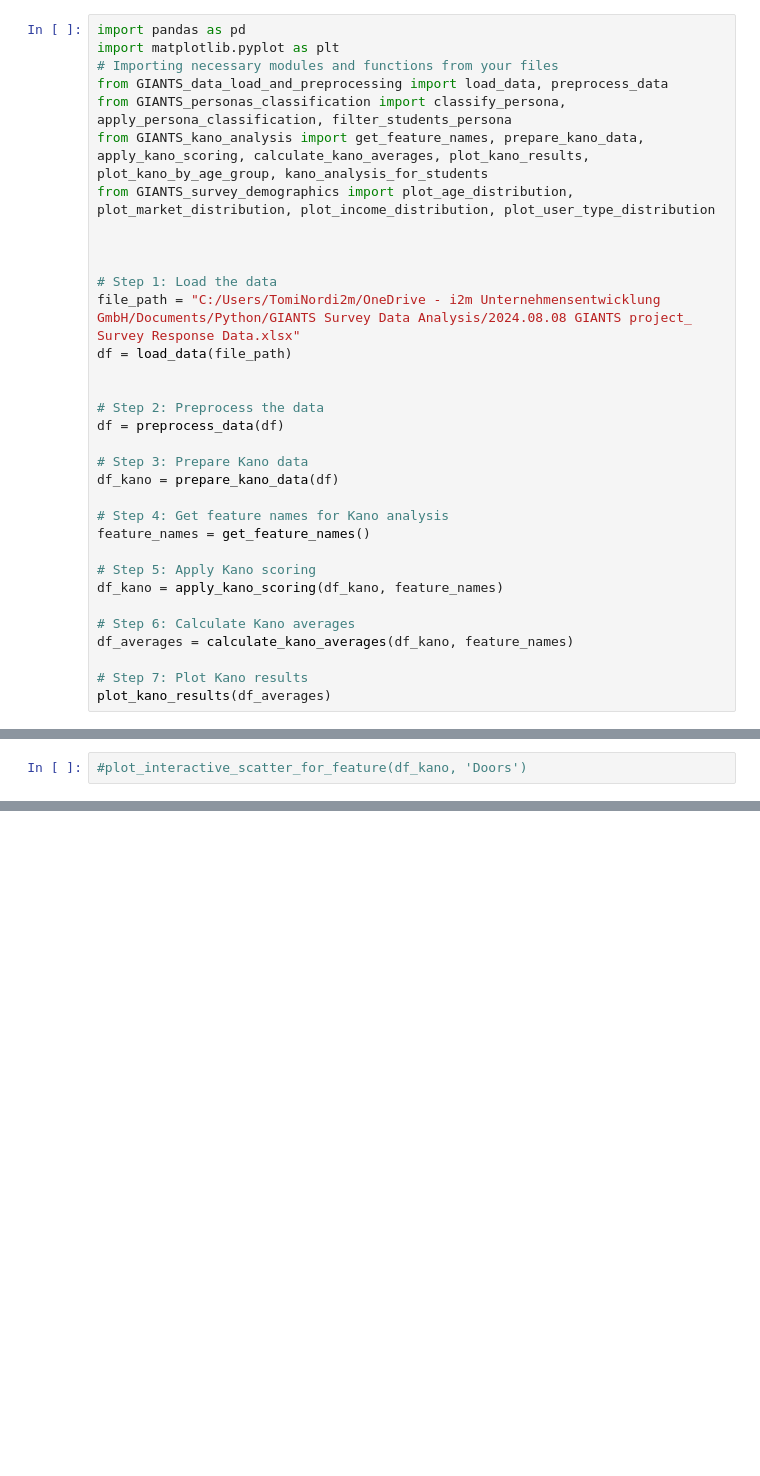
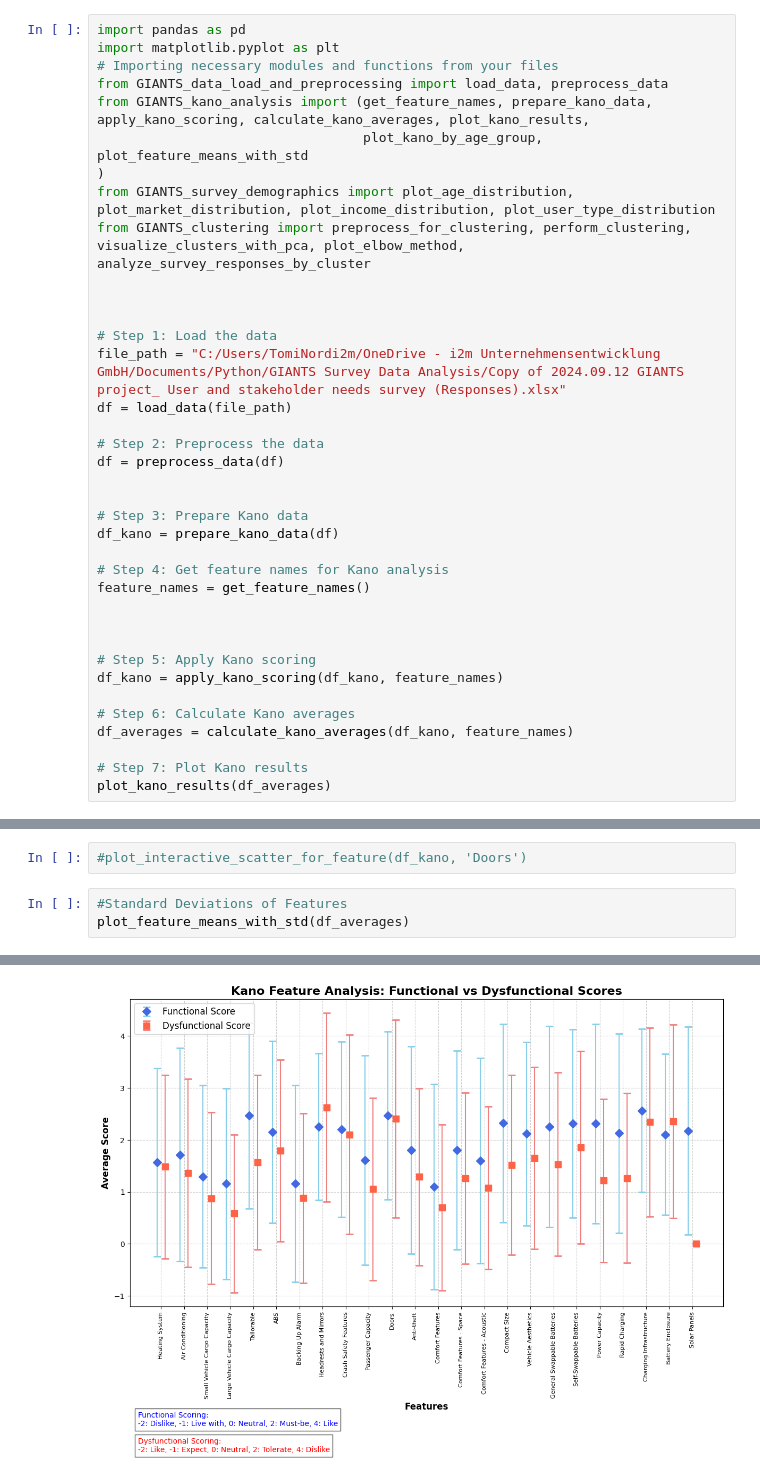
Before and after one commit to tominord13/GIANTS, a Jupyter notebook: GIANTS Survey Data Analysis/main.ipynb, the cells around one changed output, grey strips where cells are left out. Cells and saved outputs as stored; diff of their text form; blank space fills up the shorter version.

```diff
--- a/GIANTS Survey Data Analysis/main.ipynb
+++ b/GIANTS Survey Data Analysis/main.ipynb
@@ -3,25 +3,29 @@ import pandas as pd
 import matplotlib.pyplot as plt
 # Importing necessary modules and functions from your files
 from GIANTS_data_load_and_preprocessing import load_data, preprocess_data
-from GIANTS_personas_classification import classify_persona, apply_persona_classification, filter_students_persona
-from GIANTS_kano_analysis import get_feature_names, prepare_kano_data, apply_kano_scoring, calculate_kano_averages, plot_kano_results, plot_kano_by_age_group, kano_analysis_for_students
+from GIANTS_kano_analysis import (get_feature_names, prepare_kano_data, apply_kano_scoring, calculate_kano_averages, plot_kano_results,
+                                  plot_kano_by_age_group, plot_feature_means_with_std
+)
 from GIANTS_survey_demographics import plot_age_distribution, plot_market_distribution, plot_income_distribution, plot_user_type_distribution
+from GIANTS_clustering import preprocess_for_clustering, perform_clustering, visualize_clusters_with_pca, plot_elbow_method, analyze_survey_responses_by_cluster
 
 
 
 # Step 1: Load the data
-file_path = "C:/Users/TomiNordi2m/OneDrive - i2m Unternehmensentwicklung GmbH/Documents/Python/GIANTS Survey Data Analysis/2024.08.08 GIANTS project_ Survey Response Data.xlsx"
+file_path = "C:/Users/TomiNordi2m/OneDrive - i2m Unternehmensentwicklung GmbH/Documents/Python/GIANTS Survey Data Analysis/Copy of 2024.09.12 GIANTS project_ User and stakeholder needs survey (Responses).xlsx"
 df = load_data(file_path)
-
 
 # Step 2: Preprocess the data
 df = preprocess_data(df)
+
 
 # Step 3: Prepare Kano data
 df_kano = prepare_kano_data(df)
 
 # Step 4: Get feature names for Kano analysis
 feature_names = get_feature_names()
+
+
 
 # Step 5: Apply Kano scoring
 df_kano = apply_kano_scoring(df_kano, feature_names)
@@ -52,3 +58,7 @@ df_averages = calculate_kano_averages(df_kano, feature_names)
 plot_kano_results(df_averages)
 # %%
 #plot_interactive_scatter_for_feature(df_kano, 'Doors')
+# %%
+#Standard Deviations of Features
+plot_feature_means_with_std(df_averages)
+# %% [output]
@@ -55,2 +69,3 @@ plot_kano_results(df_averages)
+[figure, added]
 # %%
 # Step 8: Plot Kano analysis for each age group (set show_plot to False to avoid showing)
```
Also changed, not shown: parts of 6 cells of this notebook, 6 other files.
